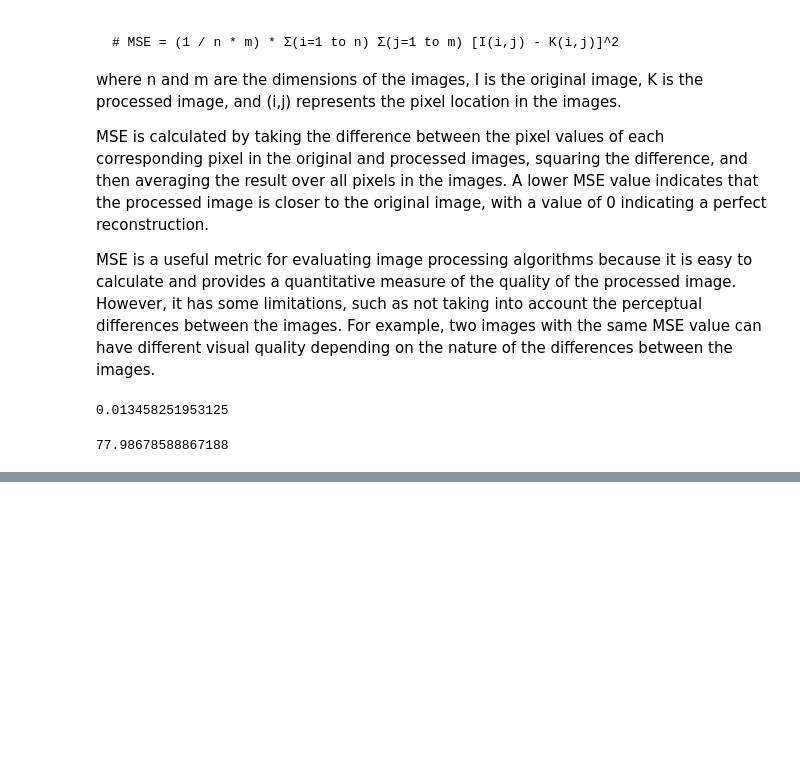
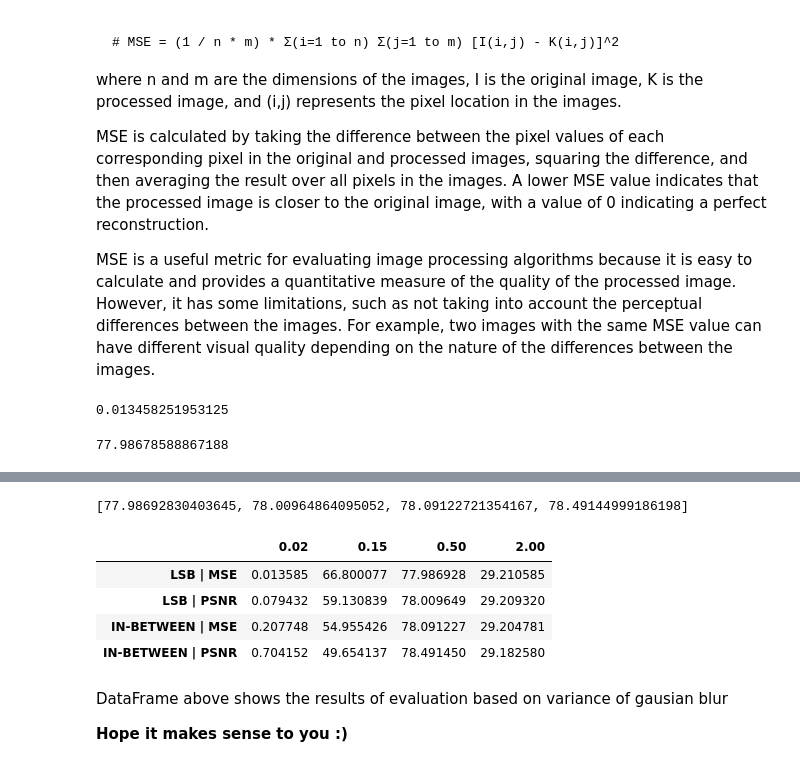
Before and after one commit to realBagher/Image_Processing_OpenCV, a Jupyter notebook: Steganography/Image_steganography.ipynb, the cells around one changed output, grey strips where cells are left out. Saved outputs shown, nothing was run; the diff lists cells and outputs as text; code cells hidden in the pictures; blank space fills up the shorter version.

```diff
--- a/Steganography/Image_steganography.ipynb
+++ b/Steganography/Image_steganography.ipynb
@@ -237,0 +448,4 @@ We can conclude now that LSB technique results in
+# %%
+mse2
+# %% [output]
+[77.98692830403645, 78.00964864095052, 78.09122721354167, 78.49144999186198]
@@ -237,0 +454,15 @@ We can conclude now that LSB technique results in
+# %%
+df = pd.DataFrame(list(zip(mse,psnr,mse2,psnr2)),
+               columns=[0.02,0.15,0.5,2])
+df.index = ['LSB | MSE','LSB | PSNR','IN-BETWEEN | MSE','IN-BETWEEN | PSNR']
+df
+# %% [output]
+|  | 0.02 | 0.15 | 0.50 | 2.00 |
+| LSB | MSE | 0.013585 | 66.800077 | 77.986928 | 29.210585 |
+| LSB | PSNR | 0.079432 | 59.130839 | 78.009649 | 29.209320 |
+| IN-BETWEEN | MSE | 0.207748 | 54.955426 | 78.091227 | 29.204781 |
+| IN-BETWEEN | PSNR | 0.704152 | 49.654137 | 78.491450 | 29.182580 |
+# %% [markdown]
+DataFrame above shows the results of evaluation based on variance of gausian blur
+
+**Hope it makes sense to you :)**
```
Also changed, not shown: parts of 17 cells of this notebook.
